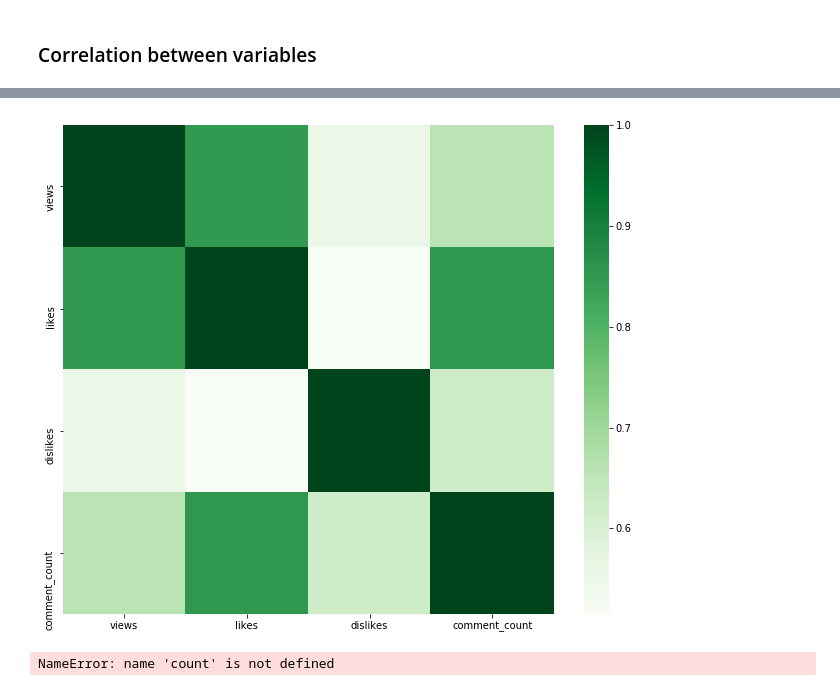
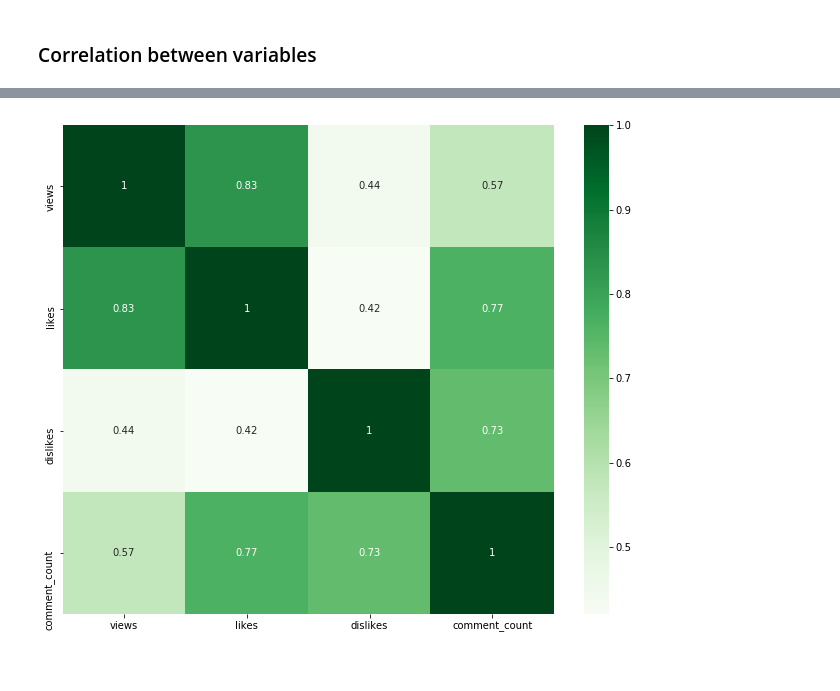
Before and after one commit to juyamauti/YoutubeEDA, a Jupyter notebook: Youtube_TrendingVideosEDA.ipynb, the cells around one changed output, grey strips where cells are left out. Saved outputs shown, nothing was run; the diff lists cells and outputs as text; code cells hidden in the pictures.

```diff
--- a/Youtube_TrendingVideosEDA.ipynb
+++ b/Youtube_TrendingVideosEDA.ipynb
@@ -121,0 +186,4 @@ df.head(3)
+# %%
+#Removing duplicate rows with the same video_id, leaving only the last per video_id
+newdf = df.sort_values('views', ascending=False).drop_duplicates('video_id').sort_index()
+newdf.shape
@@ -172,0 +451,3 @@ corr
+# %%
+corr = newdf[mainvariables].corr()
+corr
@@ -173,11 +460,7 @@ corr
 # %%
-fig, ax = plt.subplots(figsize=(11, 9))
+plt.subplots(figsize=(11, 9))
 # plot heatmap
-sns.heatmap(corr, cmap="Greens")
+sns.heatmap(corr, cmap="Greens", annot=True)
 plt.show()
 # %% [output]
-[figure, old version]
+[figure, new version]
-# %%
-sns.boxplot(df['category_name'], count()).set_title('Category names vs. Views')
-# %% [output]
-NameError: name 'count' is not defined
```
Also changed, not shown: parts of 48 cells of this notebook.
